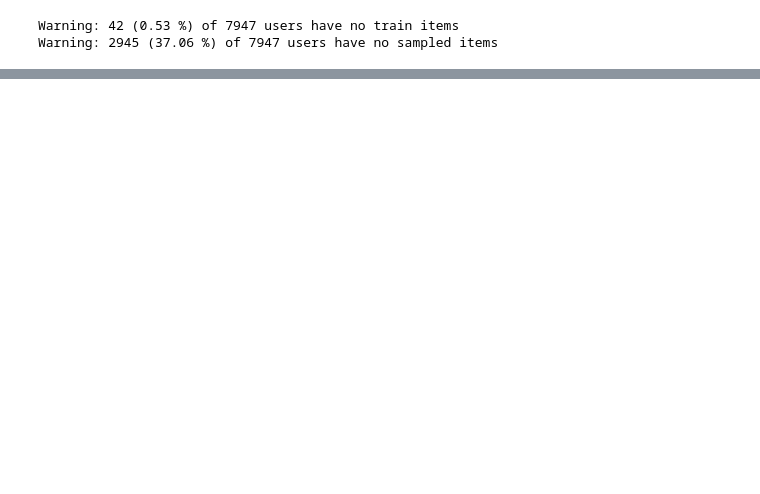
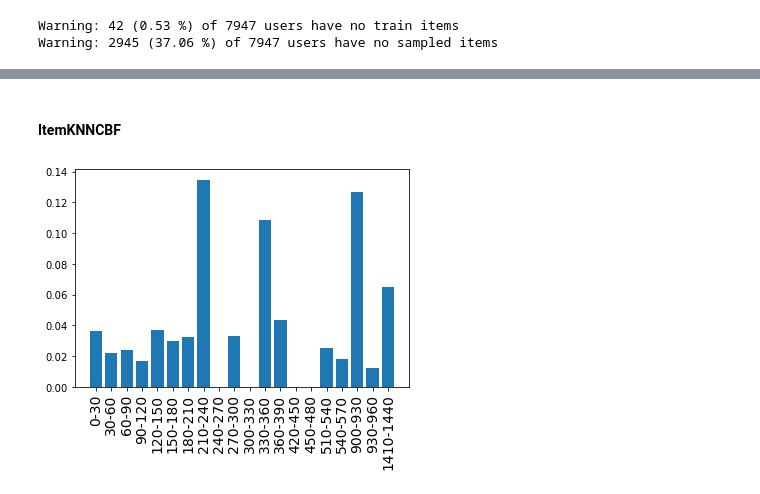
Before and after one commit to fcolombo7/RecSys-2020, a Jupyter notebook: user_analysis.ipynb, the cells around one changed output, grey strips where cells are left out. Saved outputs shown, nothing was run; the diff lists cells and outputs as text; code cells hidden in the pictures; blank space fills up the shorter version.

```diff
--- a/user_analysis.ipynb
+++ b/user_analysis.ipynb
@@ -130,14 +122,16 @@ def frame_to_plot(map_list):
     return x,y,z
 # %%
 def plot_frame(x,y):
-    figure(num=None, figsize=(100, 20), dpi=80, facecolor='w', edgecolor='k')
+    #figure(num=None, figsize=(100, 20), dpi=80, facecolor='w', edgecolor='k')
+    #igure(figsize=(50,20))
     axes = plt.gca()
     #axis_font = {'fontname':'Arial', 'size':'22'}
     #axes.set_ylim([0,0.3])
-    plt.bar(x, y, align='center')
+    #axes.tick_params(axis='both', labelsize='large')
+    plt.setp(axes.get_xticklabels(), rotation='vertical', fontsize=14)
+
+    plt.bar(x, y) #, align='center'
     plt.xticks(range(len(x)), x)
-    for label in (plt.get_xticklabels() + plt.get_yticklabels()):
-        label.set_fontsize(22)
 # %%
 rec1 = ItemKNNCBFRecommender(URM_train, ICM_all)
 rec1.fit(topK=40, shrink=1000, similarity='cosine', feature_weighting='BM25')
@@ -169,0 +144,5 @@ EvaluatorHoldout: Processed 1 ( 100.00% ) in 0.01 sec. Users per second: 183
+# %%
+map_list_knn = compute_map_per_range(rec1, URM_test, range_size=30)
+x_knn,y_knn,_ = frame_to_plot(map_list_knn)
+frame_knn = pd.DataFrame({'range':x_knn, 'MAP':y_knn})
+#frame_knn
@@ -182,0 +268,6 @@ compute_map_per_range(rec_top, URM_test, range_size=30)
+# %% [markdown]
+#### ItemKNNCBF
+# %%
+plot_frame(x_knn,y_knn)
+# %% [output]
+[figure, added]
```
Also changed, not shown: parts of 29 cells of this notebook, 8 other files.
